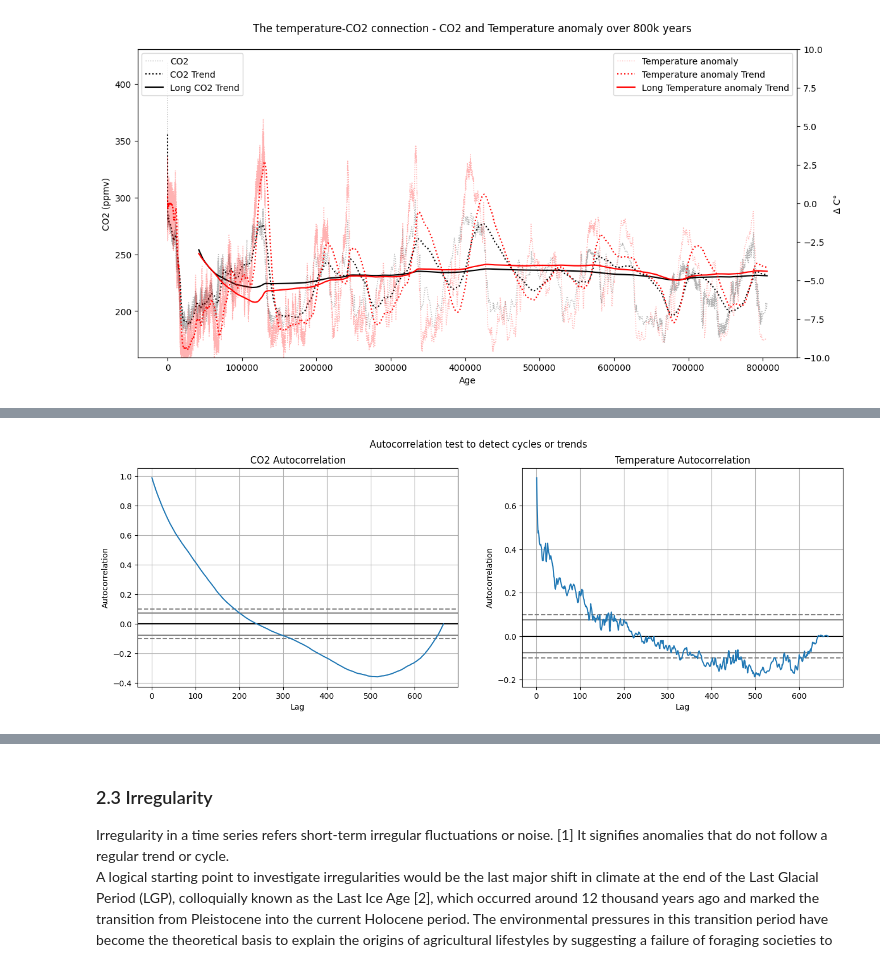
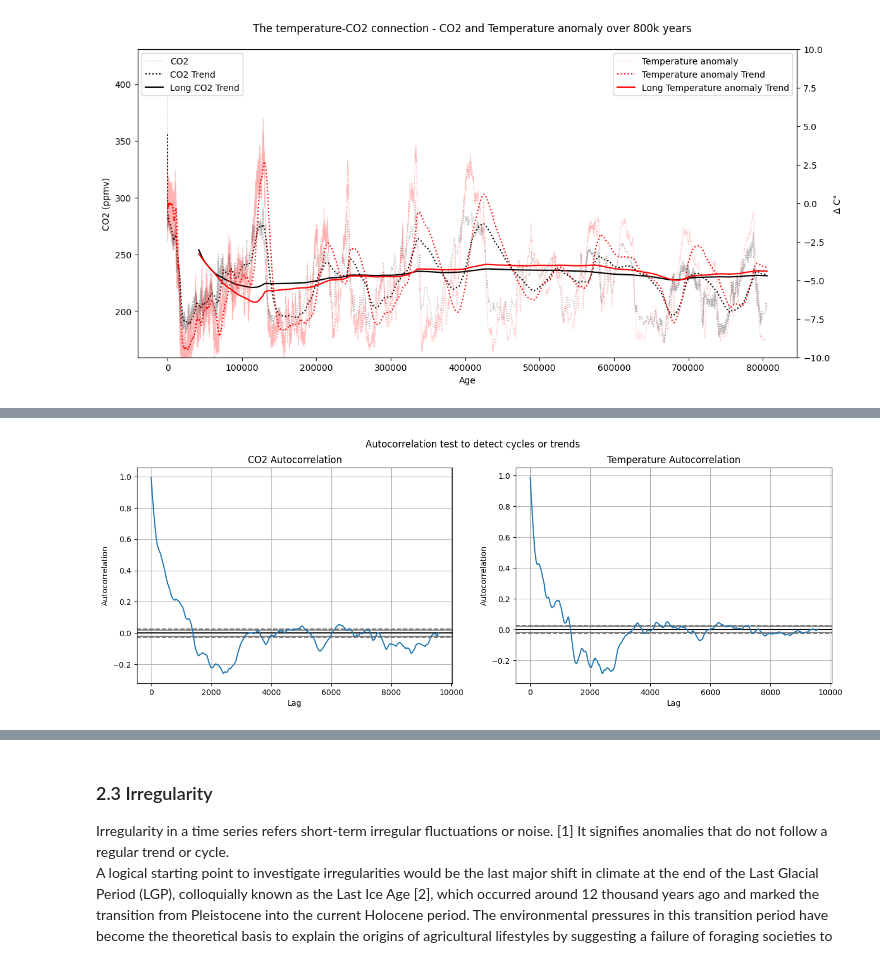
Before and after one commit to noyo0/ProgrammingForDataAnalysis_Project2, a Jupyter notebook: Project2/Project2.ipynb, the cells around one changed output, grey strips where cells are left out. Cells and saved outputs as stored; diff of their text form; code cells hidden in the pictures.

```diff
--- a/Project2/Project2.ipynb
+++ b/Project2/Project2.ipynb
@@ -755,13 +690,13 @@ For the visualisation of the ACF and PACF, *statsmodels.graphics.tsaplots* plot_
 # %%
 from pandas.plotting import autocorrelation_plot
 fig, axs = plt.subplots(1,2, figsize=(16,5)) # 1 row, 2 columns
 plt.suptitle('Autocorrelation test to detect cycles or trends')
-autocorrelation_plot(fn_slice()['CO2'], ax=axs[0])
-autocorrelation_plot(fn_slice()['Temperature'], ax=axs[1])
+autocorrelation_plot(Combined_CO2_T['CO2'], ax=axs[0])
+autocorrelation_plot(Combined_CO2_T['Temperature'], ax=axs[1])
 axs[0].set_title('CO2 Autocorrelation')
 axs[1].set_title('Temperature Autocorrelation')
 plt.show()
 
 #Pandas Autocorrelation (ref: https://www.analyticsvidhya.com/blog/2020/10/how-to-create-an-arima-model-for-time-series-forecasting-in-python/)
 # %% [output]
-[figure, old version]
+[figure, new version]
```
Also changed, not shown: parts of 57 cells of this notebook.
